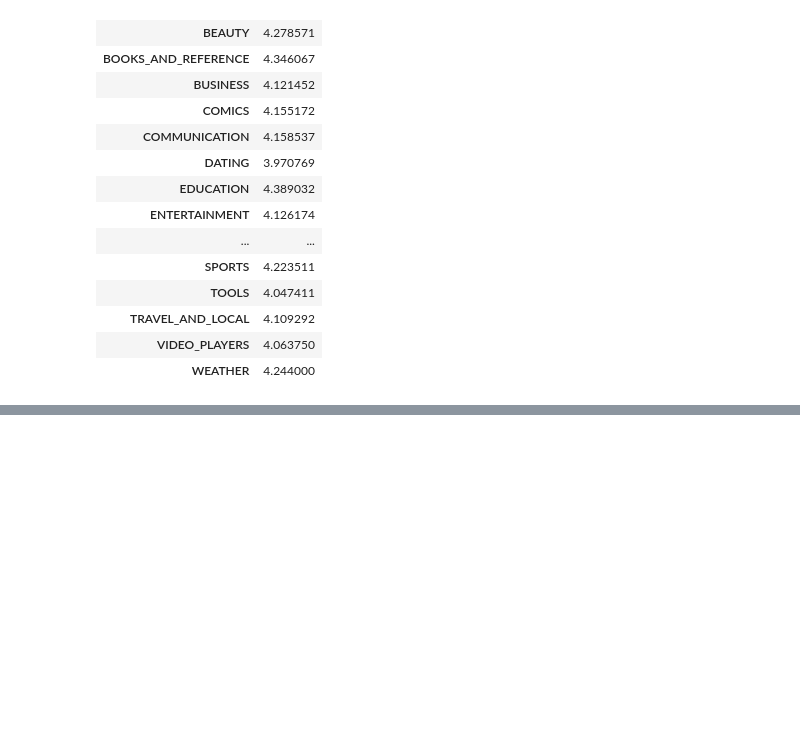
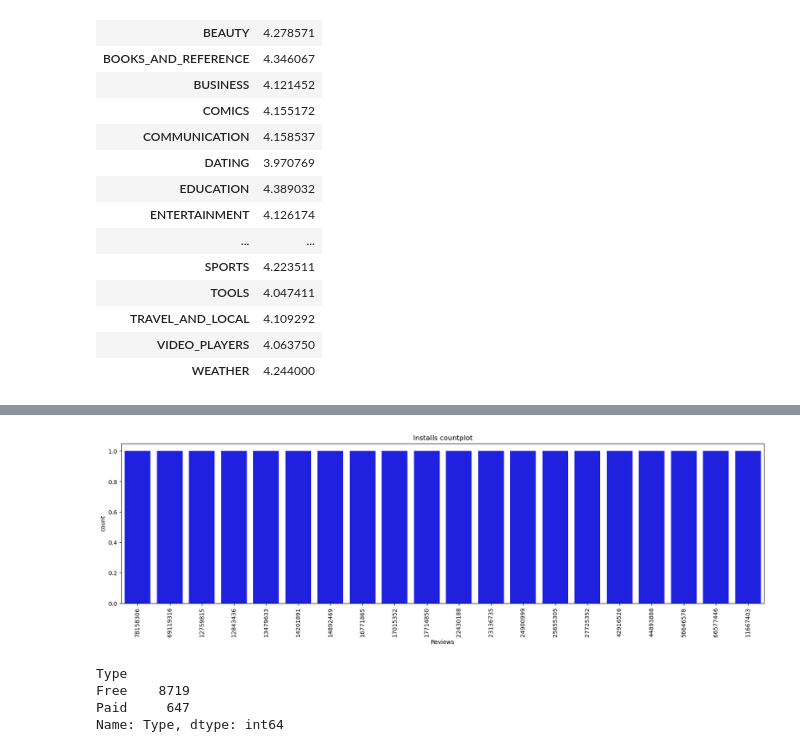
Before and after one commit to Tanya-Qader/google-play-store-project, a Jupyter notebook: Google_Playstore_Cleaning.ipynb, the cells around one changed output, grey strips where cells are left out. Drawn from its saved outputs; the diff is of its cells as text; code cells hidden in the pictures; blank space fills up the shorter version.

```diff
--- a/Google_Playstore_Cleaning.ipynb
+++ b/Google_Playstore_Cleaning.ipynb
@@ -241,0 +248,17 @@ maximum_review
+# %%
+plt.figure(figsize = (20,5))
+fig = sns.countplot(x = max_review_top20['Reviews'].sort_values(ascending = False), order = max_review_top20['Reviews'].value_counts().index, color = 'blue')
+fig.set_xticklabels(fig.get_xticklabels(), rotation = 90)
+plt.title('Installs countplot')
+plt.show(fig)
+# %% [output]
+[figure, added]
+# %%
+# finding the different types of apps average
+app_type= Googleplay_data_cleaned.groupby(["Type"])["Type"].count()
+app_type
+# %% [output]
+Type
+Free    8719
+Paid     647
+Name: Type, dtype: int64
```
Also changed, not shown: parts of 15 cells of this notebook.
